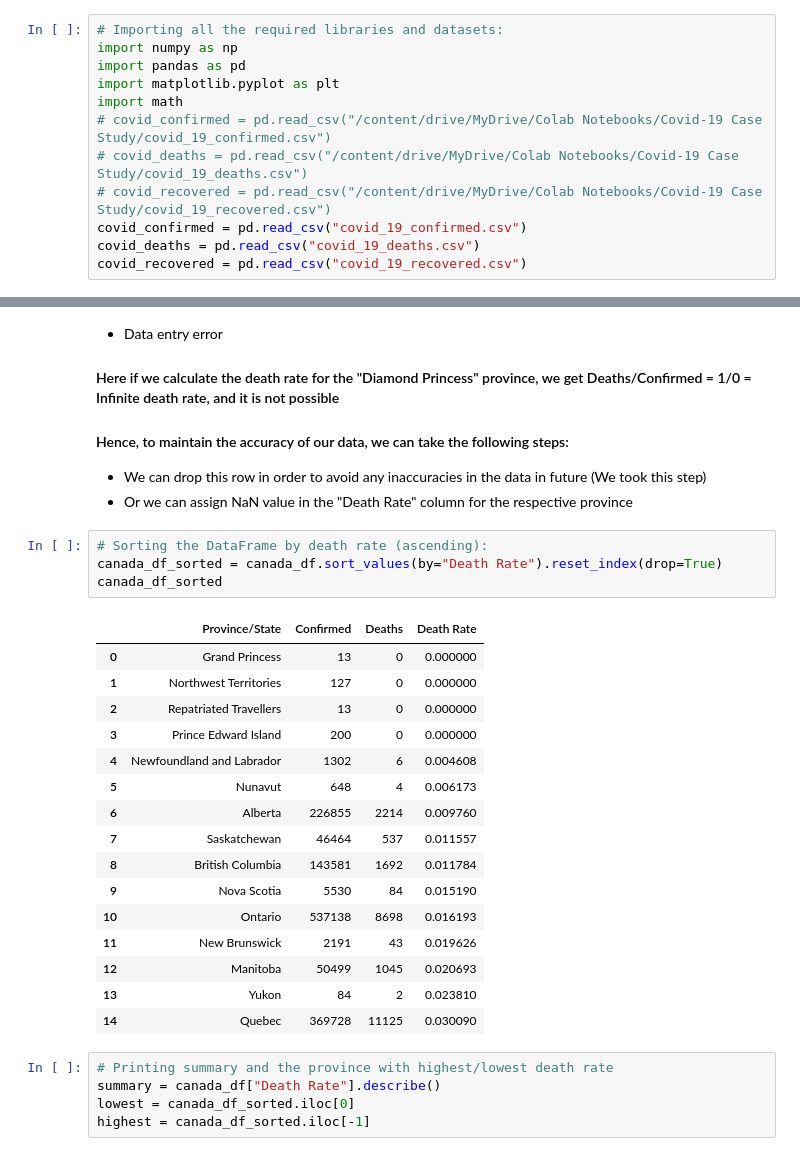
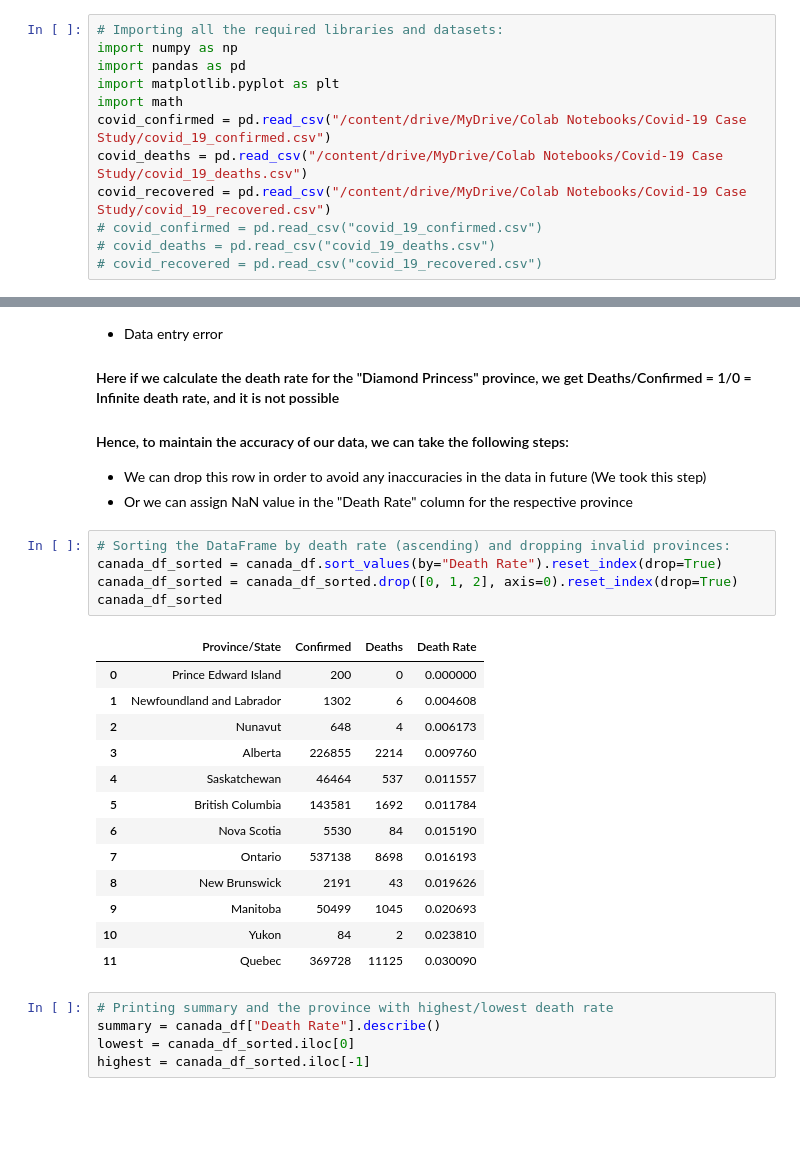
Before and after one commit to IronMark33/Covid-19-Case-Study, a Jupyter notebook: Case Study/Covid_19_Case_Study.ipynb, the cells around one changed output, grey strips where cells are left out. Saved outputs shown, nothing was run; the diff lists cells and outputs as text; blank space fills up the shorter version.

```diff
--- a/Case Study/Covid_19_Case_Study.ipynb
+++ b/Case Study/Covid_19_Case_Study.ipynb
@@ -12,12 +12,12 @@ import numpy as np
 import pandas as pd
 import matplotlib.pyplot as plt
 import math
-# covid_confirmed = pd.read_csv("/content/drive/MyDrive/Colab Notebooks/Covid-19 Case Study/covid_19_confirmed.csv")
-# covid_deaths = pd.read_csv("/content/drive/MyDrive/Colab Notebooks/Covid-19 Case Study/covid_19_deaths.csv")
-# covid_recovered = pd.read_csv("/content/drive/MyDrive/Colab Notebooks/Covid-19 Case Study/covid_19_recovered.csv")
-covid_confirmed = pd.read_csv("covid_19_confirmed.csv")
-covid_deaths = pd.read_csv("covid_19_deaths.csv")
-covid_recovered = pd.read_csv("covid_19_recovered.csv")
+covid_confirmed = pd.read_csv("/content/drive/MyDrive/Colab Notebooks/Covid-19 Case Study/covid_19_confirmed.csv")
+covid_deaths = pd.read_csv("/content/drive/MyDrive/Colab Notebooks/Covid-19 Case Study/covid_19_deaths.csv")
+covid_recovered = pd.read_csv("/content/drive/MyDrive/Colab Notebooks/Covid-19 Case Study/covid_19_recovered.csv")
+# covid_confirmed = pd.read_csv("covid_19_confirmed.csv")
+# covid_deaths = pd.read_csv("covid_19_deaths.csv")
+# covid_recovered = pd.read_csv("covid_19_recovered.csv")
 # %% [markdown]
 # 2. Data Exploration:
 # %% [markdown]
@@ -994,26 +1088,24 @@ canada_df
 *   We can drop this row in order to avoid any inaccuracies in the data in future (We took this step)
 *   Or we can assign NaN value in the "Death Rate" column for the respective province
 # %%
-# Sorting the DataFrame by death rate (ascending):
+# Sorting the DataFrame by death rate (ascending) and dropping invalid provinces:
 canada_df_sorted = canada_df.sort_values(by="Death Rate").reset_index(drop=True)
+canada_df_sorted = canada_df_sorted.drop([0, 1, 2], axis=0).reset_index(drop=True)
 canada_df_sorted
 # %% [output]
 |  | Province/State | Confirmed | Deaths | Death Rate |
-| 0 | Grand Princess | 13 | 0 | 0.000000 |
-| 1 | Northwest Territories | 127 | 0 | 0.000000 |
-| 2 | Repatriated Travellers | 13 | 0 | 0.000000 |
-| 3 | Prince Edward Island | 200 | 0 | 0.000000 |
-| 4 | Newfoundland and Labrador | 1302 | 6 | 0.004608 |
-| 5 | Nunavut | 648 | 4 | 0.006173 |
-| 6 | Alberta | 226855 | 2214 | 0.009760 |
-| 7 | Saskatchewan | 46464 | 537 | 0.011557 |
-| 8 | British Columbia | 143581 | 1692 | 0.011784 |
-| 9 | Nova Scotia | 5530 | 84 | 0.015190 |
-| 10 | Ontario | 537138 | 8698 | 0.016193 |
-| 11 | New Brunswick | 2191 | 43 | 0.019626 |
-| 12 | Manitoba | 50499 | 1045 | 0.020693 |
-| 13 | Yukon | 84 | 2 | 0.023810 |
-| 14 | Quebec | 369728 | 11125 | 0.030090 |
+| 0 | Prince Edward Island | 200 | 0 | 0.000000 |
+| 1 | Newfoundland and Labrador | 1302 | 6 | 0.004608 |
+| 2 | Nunavut | 648 | 4 | 0.006173 |
+| 3 | Alberta | 226855 | 2214 | 0.009760 |
+| 4 | Saskatchewan | 46464 | 537 | 0.011557 |
+| 5 | British Columbia | 143581 | 1692 | 0.011784 |
+| 6 | Nova Scotia | 5530 | 84 | 0.015190 |
+| 7 | Ontario | 537138 | 8698 | 0.016193 |
+| 8 | New Brunswick | 2191 | 43 | 0.019626 |
+| 9 | Manitoba | 50499 | 1045 | 0.020693 |
+| 10 | Yukon | 84 | 2 | 0.023810 |
+| 11 | Quebec | 369728 | 11125 | 0.030090 |
 # %%
 # Printing summary and the province with highest/lowest death rate
 summary = canada_df["Death Rate"].describe()
```
Also changed, not shown: parts of 29 cells of this notebook.
